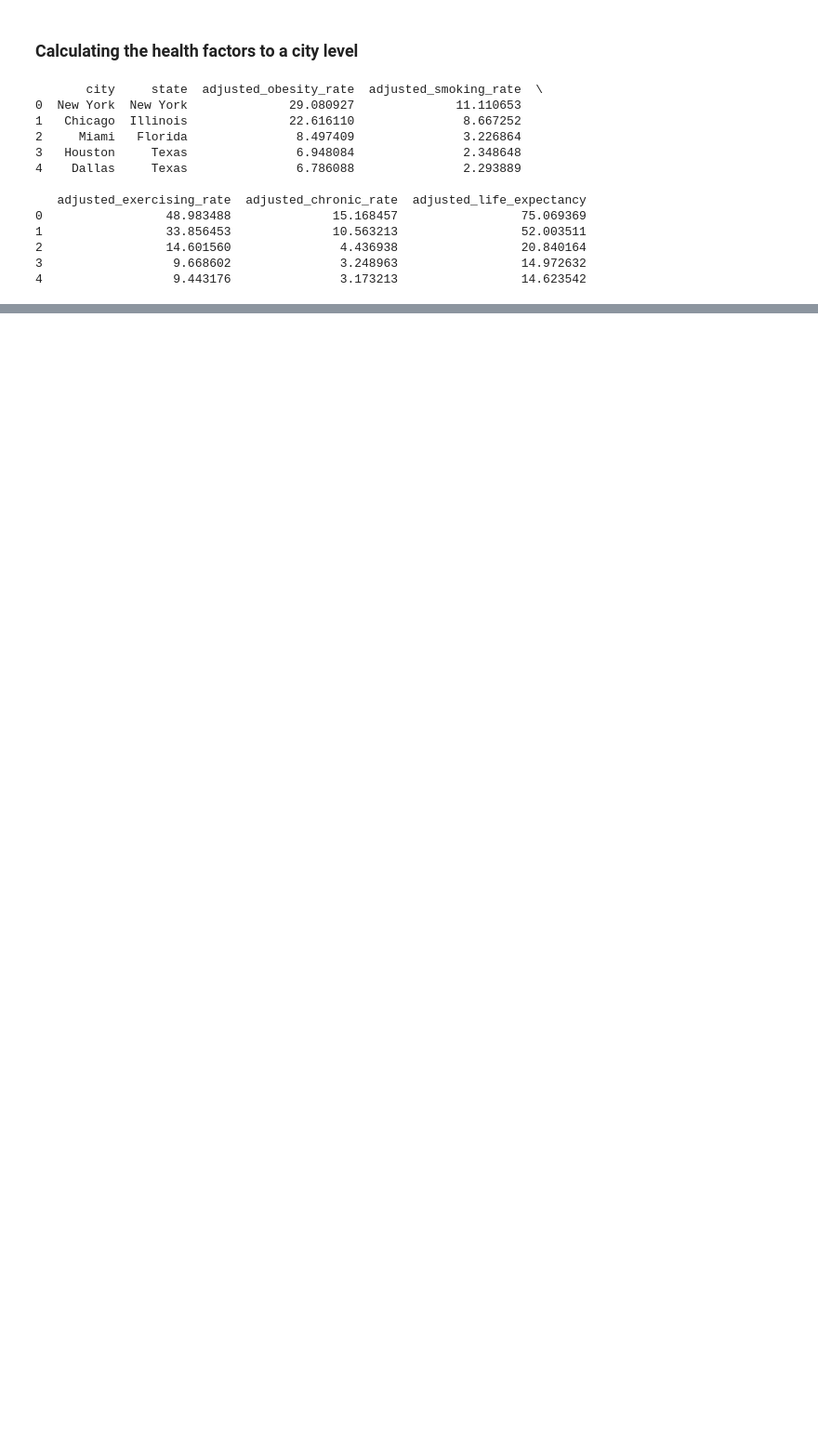
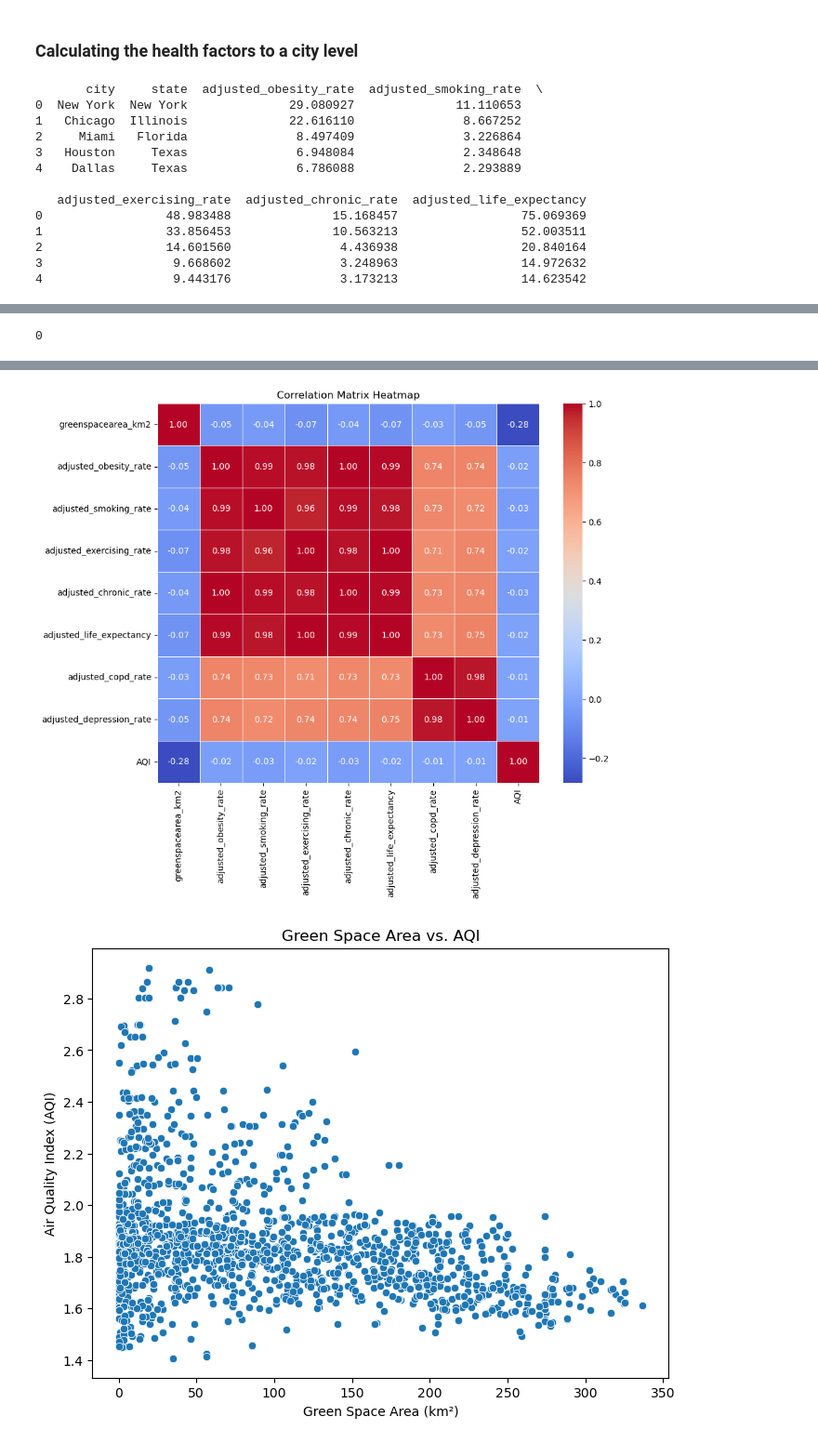
Before and after one commit to AlexRibeiro95/Environmental_factors_on_Public_health, a Jupyter notebook: notebooks/data_merging(1).ipynb, the cells around one changed output, grey strips where cells are left out. Shown at 93% size. Cells and saved outputs as stored; diff of their text form; code cells hidden in the pictures; blank space fills up the shorter version.

```diff
--- a/notebooks/data_merging(1).ipynb
+++ b/notebooks/data_merging(1).ipynb
@@ -590,6 +636,9 @@ isolated_cities_df = isolated_cities_df.merge(smoking_data, on='state', how='lef
 isolated_cities_df = isolated_cities_df.merge(exercising_data, on='state', how='left')
 isolated_cities_df = isolated_cities_df.merge(chronic_data, on='state', how='left')
 isolated_cities_df = isolated_cities_df.merge(life_expectancy_data, on='state', how='left')
+isolated_cities_df = isolated_cities_df.merge(copd_data, on='state', how='left')
+isolated_cities_df = isolated_cities_df.merge(depression_data, on='state', how='left')
+
 
 isolated_cities_df
 # %% [output]
@@ -718,6 +769,8 @@ merged_final_df['adjusted_smoking_rate'] = merged_final_df['smoking_rate'] * mer
 merged_final_df['adjusted_exercising_rate'] = merged_final_df['exercising_rate'] * merged_final_df['population_weight']
 merged_final_df['adjusted_chronic_rate'] = merged_final_df['chronic_rate'] * merged_final_df['population_weight']
 merged_final_df['adjusted_life_expectancy'] = merged_final_df['life_expectancy'] * merged_final_df['population_weight']
+merged_final_df['adjusted_copd_rate'] = merged_final_df['copd_rate'] * merged_final_df['population_weight']
+merged_final_df['adjusted_depression_rate'] = merged_final_df['depression_rate'] * merged_final_df['population_weight']
 
 # Step 3: (Optional) Clean up the dataset by dropping unnecessary columns
 
@@ -799,0 +997,4 @@ dataset
+# %%
+data = "/Users/alexandreribeiro/Documents/GitHub/final_project/notebooks/aqi_df.csv"
+
+df = pd.read_csv(data)
@@ -799,0 +1027,6 @@ dataset
+# %%
+# adding the adjusted_copd_rate and adjusted_depression_rate to the dataset
+
+df = df.merge(merged_final_df[['city', 'adjusted_copd_rate', 'adjusted_depression_rate']], on='city', how='left')
+
+df
@@ -799,0 +1047,63 @@ dataset
+# %%
+# How many null values on AQI column
+
+df['AQI'].isnull().sum()
+# %% [output]
+0
+# %%
+import pandas as pd
+import matplotlib.pyplot as plt
+import seaborn as sns
+
+# Load the dataset
+df
+
+# Filter out the first 300 rows with non-null AQI values
+df_non_null = df[df['AQI'].notnull()].head(3000)
+
+# Select relevant columns for correlation analysis
+relevant_columns = [
+    'greenspacearea_km2',
+    'adjusted_obesity_rate',
+    'adjusted_smoking_rate',
+    'adjusted_exercising_rate',
+    'adjusted_chronic_rate',
+    'adjusted_life_expectancy',
+    'adjusted_copd_rate',
+    'adjusted_depression_rate',
+    'AQI'
+]
+
+# Create a DataFrame with only the relevant columns
+df_corr = df_non_null[relevant_columns]
+
+# Calculate the correlation matrix
+corr_matrix = df_corr.corr()
+
+# Display the correlation matrix
+print("Correlation Matrix:")
+print(corr_matrix)
+
+# Plot a heatmap of the correlation matrix
+plt.figure(figsize=(10, 8))
+sns.heatmap(corr_matrix, annot=True, cmap='coolwarm', fmt='.2f', linewidths=0.5)
+plt.title('Correlation Matrix Heatmap')
+plt.show()
+
+# Visualize the correlation between green space area and AQI
+plt.figure(figsize=(8, 6))
+sns.scatterplot(x='greenspacearea_km2', y='AQI', data=df_non_null)
+plt.title('Green Space Area vs. AQI')
+plt.xlabel('Green Space Area (km²)')
+plt.ylabel('Air Quality Index (AQI)')
+plt.show()
+
+# Optionally, plot scatter plots for other variables against AQI
+for col in relevant_columns[:-1]:
+    plt.figure(figsize=(8, 6))
+    sns.scatterplot(x=col, y='AQI', data=df_non_null)
+    plt.title(f'{col} vs. AQI')
+    plt.xlabel(col)
+    plt.ylabel('Air Quality Index (AQI)')
+    plt.show()
+# %% [output]
@@ -799,0 +1127,2 @@ dataset
+[figure, added]
+[figure, added]
```
Also changed, not shown: parts of 23 cells of this notebook, 11 other files.
